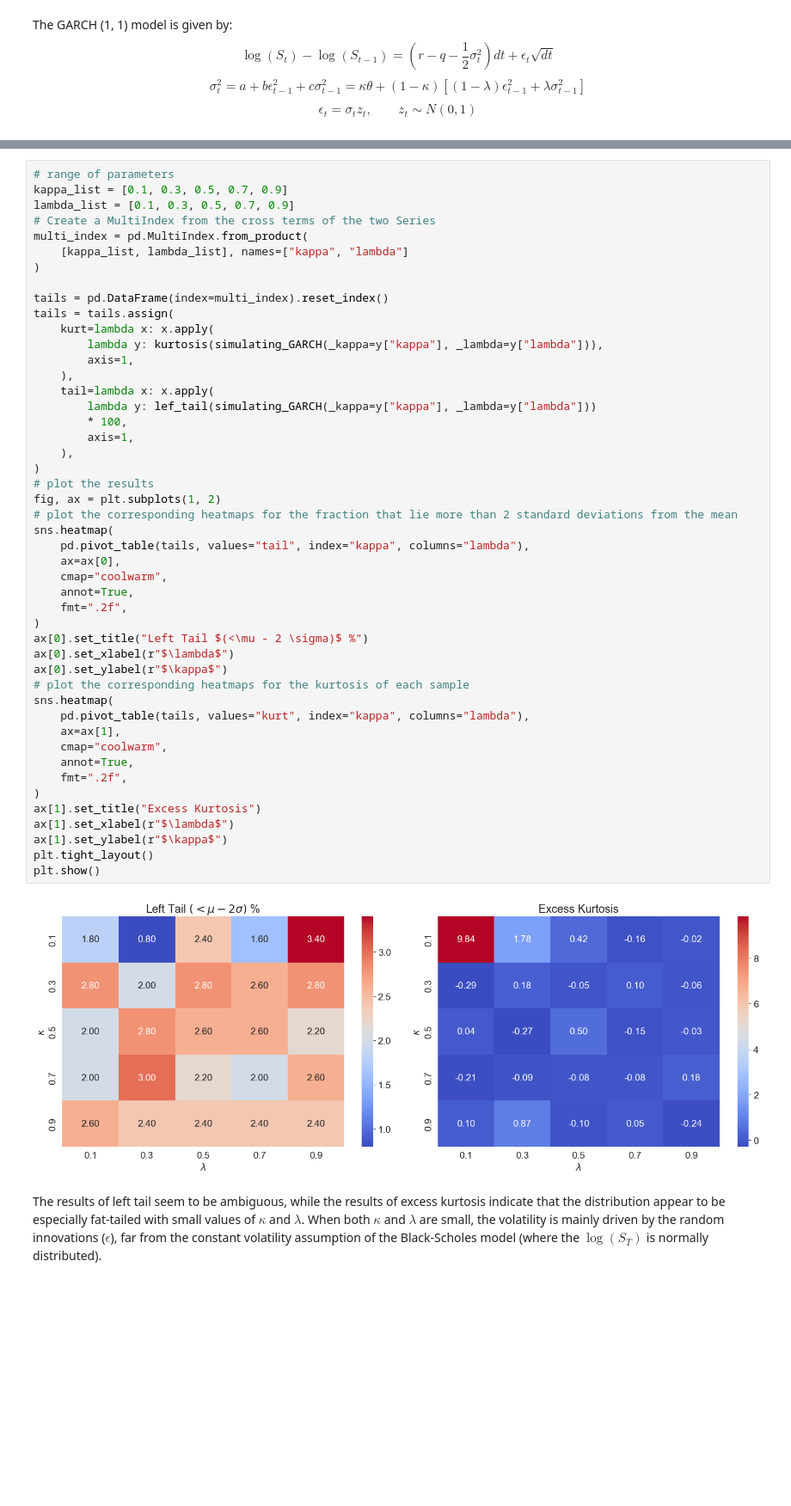
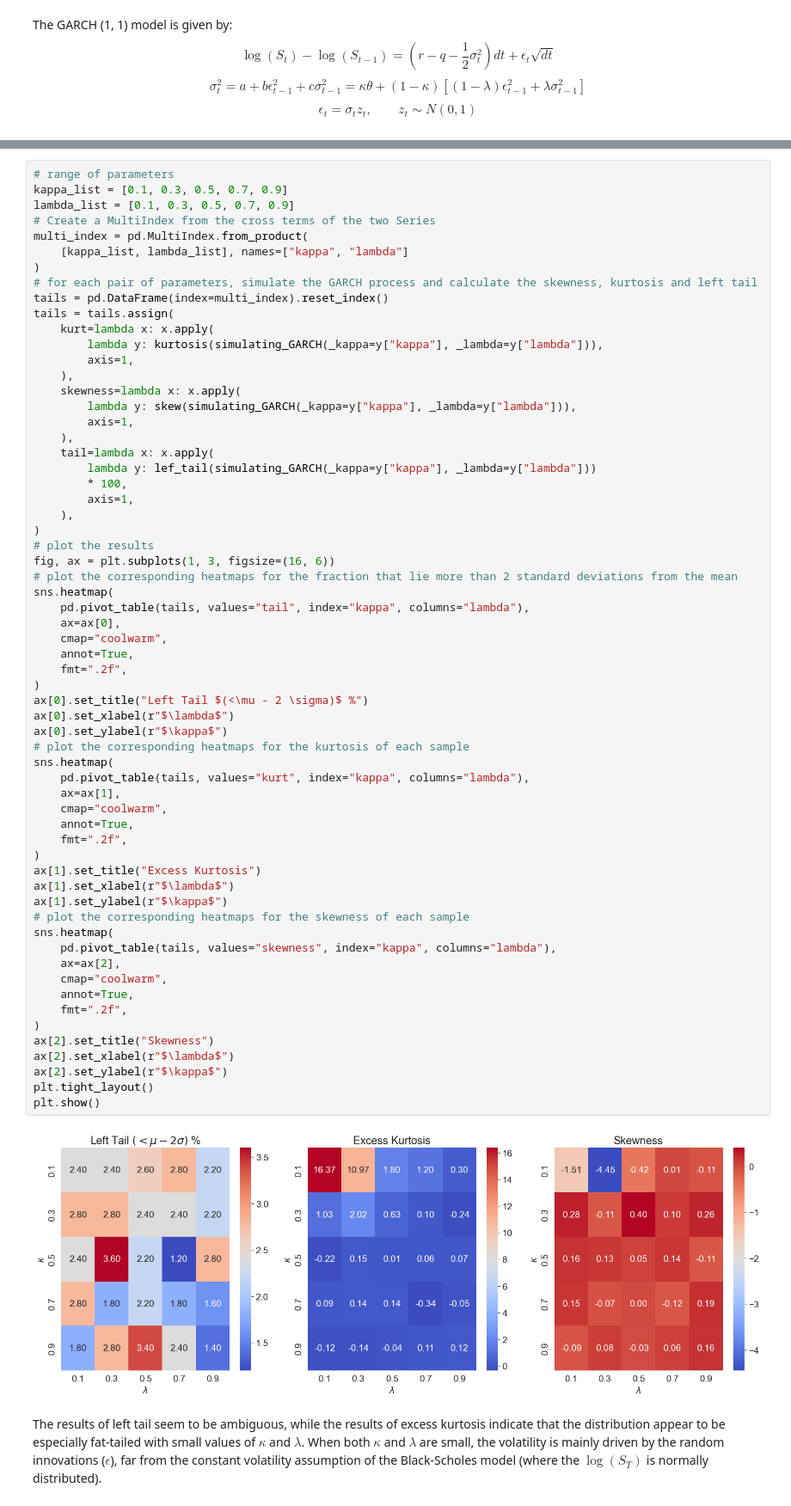
Before and after one commit to zhenqihu/DerPricing, a Jupyter notebook: EF4820/hw3_Q4.x.ipynb, the cells around one changed output, grey strips where cells are left out. Shown at 86% size. Drawn from its saved outputs; the diff is of its cells as text; blank space fills up the shorter version.

```diff
--- a/EF4820/hw3_Q4.x.ipynb
+++ b/EF4820/hw3_Q4.x.ipynb
@@ -136,11 +134,15 @@ lambda_list = [0.1, 0.3, 0.5, 0.7, 0.9]
 multi_index = pd.MultiIndex.from_product(
     [kappa_list, lambda_list], names=["kappa", "lambda"]
 )
-
+# for each pair of parameters, simulate the GARCH process and calculate the skewness, kurtosis and left tail
 tails = pd.DataFrame(index=multi_index).reset_index()
 tails = tails.assign(
     kurt=lambda x: x.apply(
         lambda y: kurtosis(simulating_GARCH(_kappa=y["kappa"], _lambda=y["lambda"])),
+        axis=1,
+    ),
+    skewness=lambda x: x.apply(
+        lambda y: skew(simulating_GARCH(_kappa=y["kappa"], _lambda=y["lambda"])),
         axis=1,
     ),
     tail=lambda x: x.apply(
@@ -148,35 +150,46 @@ tails = tails.assign(
         * 100,
         axis=1,
     ),
 )
 # plot the results
-fig, ax = plt.subplots(1, 2)
+fig, ax = plt.subplots(1, 3, figsize=(16, 6))
 # plot the corresponding heatmaps for the fraction that lie more than 2 standard deviations from the mean
 sns.heatmap(
     pd.pivot_table(tails, values="tail", index="kappa", columns="lambda"),
     ax=ax[0],
     cmap="coolwarm",
     annot=True,
     fmt=".2f",
 )
 ax[0].set_title("Left Tail $(<\mu - 2 \sigma)$ %")
 ax[0].set_xlabel(r"$\lambda$")
 ax[0].set_ylabel(r"$\kappa$")
 # plot the corresponding heatmaps for the kurtosis of each sample
 sns.heatmap(
     pd.pivot_table(tails, values="kurt", index="kappa", columns="lambda"),
     ax=ax[1],
     cmap="coolwarm",
     annot=True,
     fmt=".2f",
 )
 ax[1].set_title("Excess Kurtosis")
 ax[1].set_xlabel(r"$\lambda$")
 ax[1].set_ylabel(r"$\kappa$")
+# plot the corresponding heatmaps for the skewness of each sample
+sns.heatmap(
+    pd.pivot_table(tails, values="skewness", index="kappa", columns="lambda"),
+    ax=ax[2],
+    cmap="coolwarm",
+    annot=True,
+    fmt=".2f",
+)
+ax[2].set_title("Skewness")
+ax[2].set_xlabel(r"$\lambda$")
+ax[2].set_ylabel(r"$\kappa$")
 plt.tight_layout()
 plt.show()
 # %% [output]
-[figure, old version]
+[figure, new version]
 # %% [markdown]
 The results of left tail seem to be ambiguous, while the results of excess kurtosis indicate that the distribution appear to be especially fat-tailed with small values of $\kappa$ and $\lambda$. When both $\kappa$ and $\lambda$ are small, the volatility is mainly driven by the random innovations ($\epsilon$), far from the constant volatility assumption of the Black-Scholes model (where the $\log(S_T)$ is normally distributed).
 # %%
```
Also changed, not shown: parts of 9 cells of this notebook, 1 other file.
